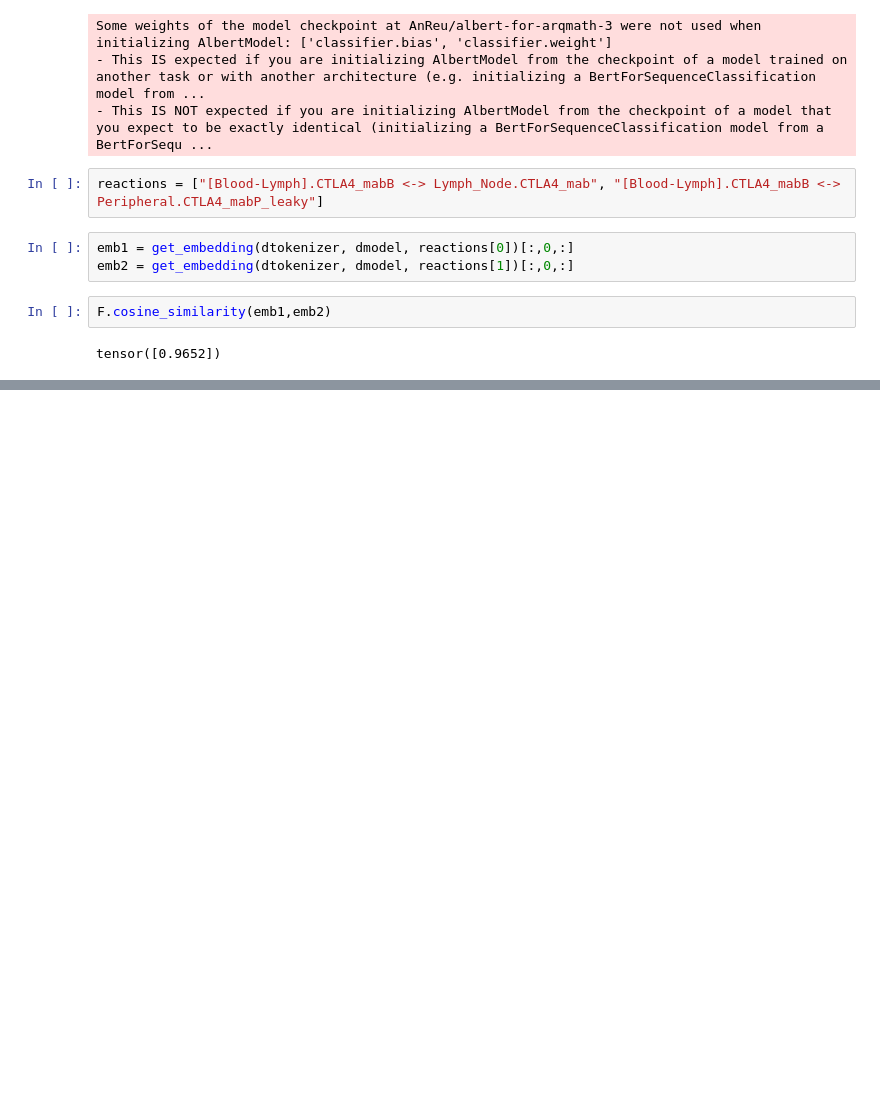
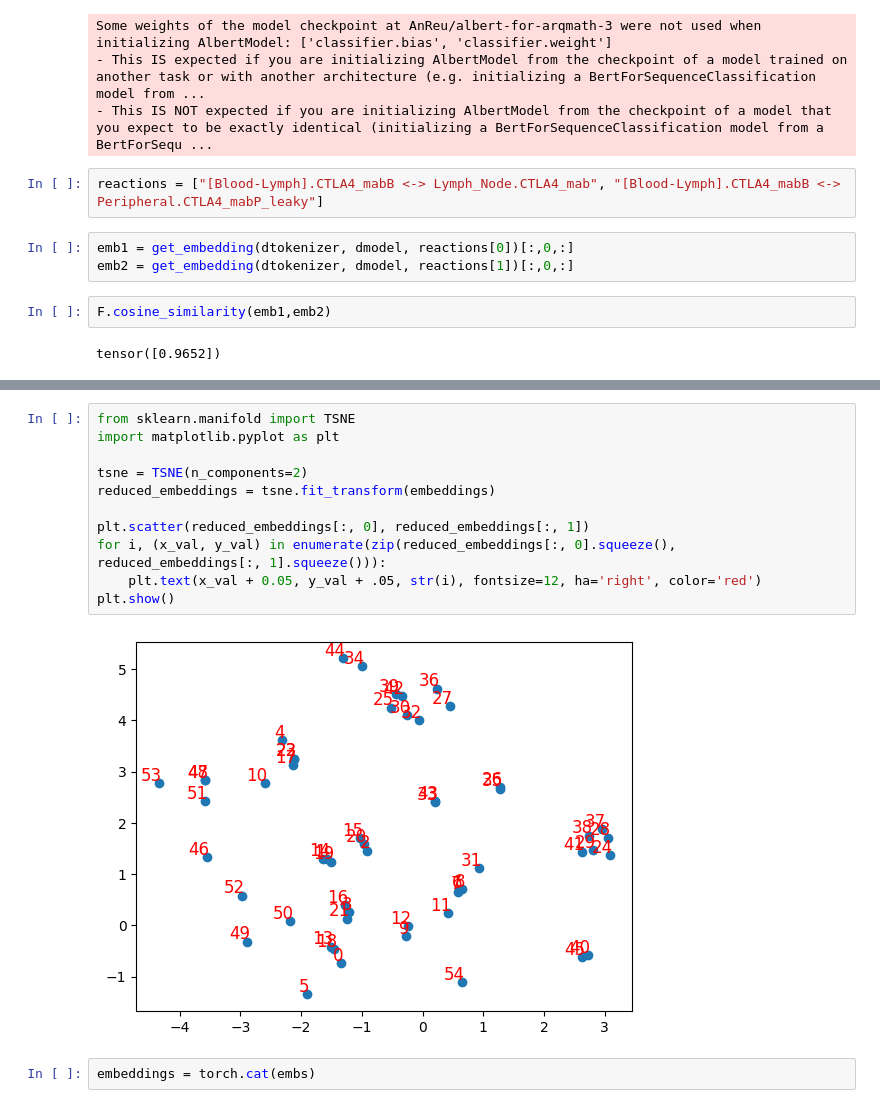
Before and after one commit to francescolosterzo/dufourspitze_16, a Jupyter notebook: nt/scratch.ipynb, the cells around one changed output, grey strips where cells are left out. Cells and saved outputs as stored; diff of their text form; blank space fills up the shorter version.

```diff
--- a/nt/scratch.ipynb
+++ b/nt/scratch.ipynb
@@ -46,0 +139,15 @@ tensor([0.9652])
+# %%
+from sklearn.manifold import TSNE
+import matplotlib.pyplot as plt
+
+tsne = TSNE(n_components=2)
+reduced_embeddings = tsne.fit_transform(embeddings)
+
+plt.scatter(reduced_embeddings[:, 0], reduced_embeddings[:, 1])
+for i, (x_val, y_val) in enumerate(zip(reduced_embeddings[:, 0].squeeze(), reduced_embeddings[:, 1].squeeze())):
+    plt.text(x_val + 0.05, y_val + .05, str(i), fontsize=12, ha='right', color='red')
+plt.show()
+# %% [output]
+[figure, added]
+# %%
+embeddings = torch.cat(embs)
```
Also changed, not shown: parts of 7 cells of this notebook.
